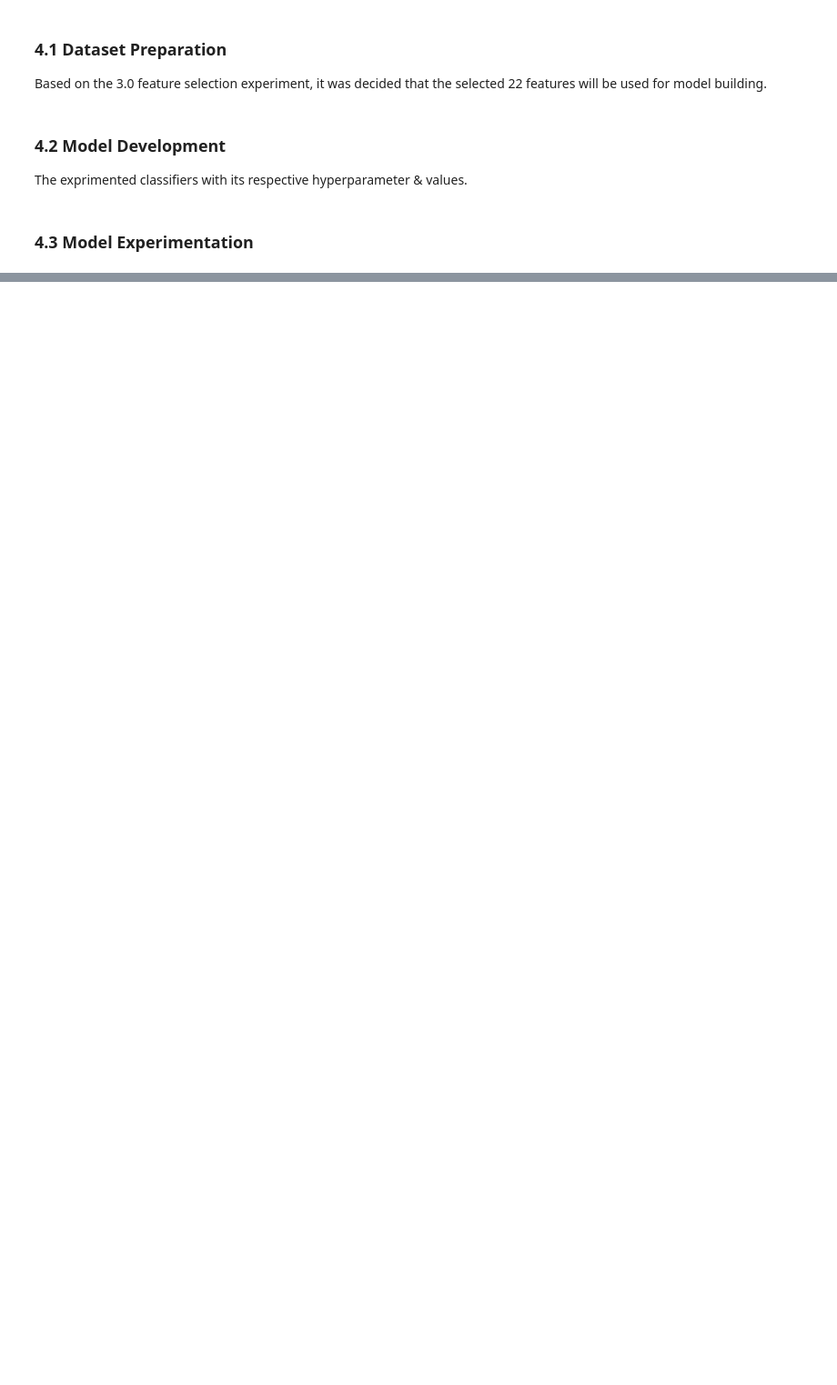
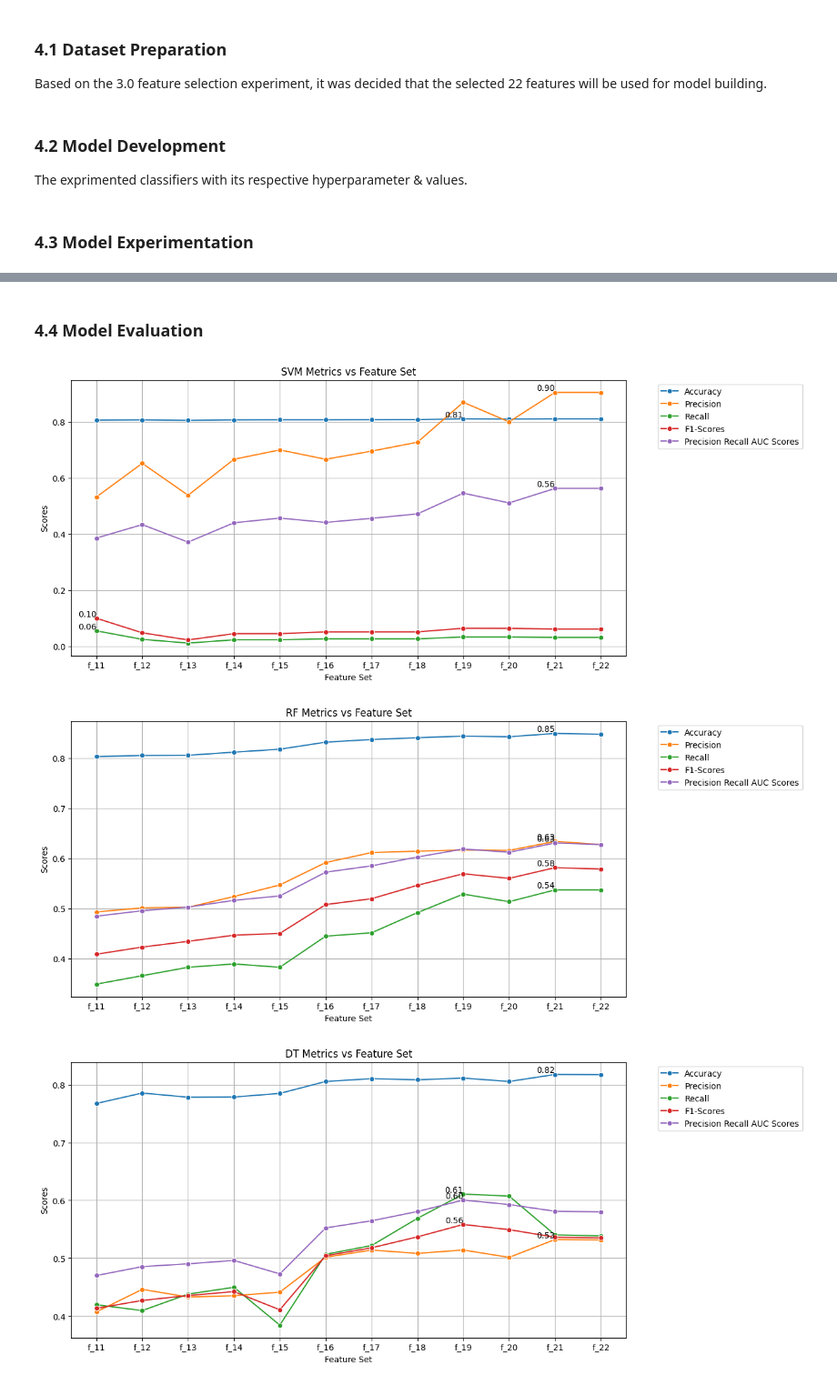
Before and after one commit to izzad2413/sustainable_ota, a Jupyter notebook: notebooks/4.0_model_experimentation.ipynb, the cells around one changed output, grey strips where cells are left out. Shown: that part at 91% size. Saved outputs shown, nothing was run; the diff lists cells and outputs as text; code cells hidden in the pictures; blank space fills up the shorter version.

```diff
--- a/notebooks/4.0_model_experimentation.ipynb
+++ b/notebooks/4.0_model_experimentation.ipynb
@@ -192,0 +218,47 @@ print(results_df)
+# %% [markdown]
+### 4.4 Model Evaluation
+# %%
+def plot_metrics(results_df, model_chosen):
+    # Filter the DataFrame for the chosen model classifier
+    df_model = results_df[results_df['classifier'] == model_chosen]
+
+    # Define the performance metrics
+    metrics = {
+        'test_accuracy': 'Accuracy',
+        'test_precision': 'Precision',
+        'test_recall': 'Recall',
+        'test_f1': 'F1-Scores',
+        'test_pr_auc': 'Precision Recall AUC Scores'
+    }
+
+    # Plotting
+    plt.figure(figsize=(12, 6))
+
+    # Plot each metric and annotate the maximum value
+    for metric, label in metrics.items():
+        sns.lineplot(data=df_model, x='feature_set', y=metric, marker='o', linestyle='-', label=label)
+        max_value = df_model[metric].max()
+        max_index = df_model[metric].idxmax()
+        max_feature_set = df_model.loc[max_index, 'feature_set']
+        plt.text(max_feature_set, max_value, f'{max_value:.2f}', horizontalalignment='right', verticalalignment='bottom')
+
+    # Customizing the plot
+    plt.title(f'{model_chosen} Metrics vs Feature Set')
+    plt.xlabel('Feature Set')
+    plt.ylabel('Scores')
+    plt.grid(True)
+    plt.legend(bbox_to_anchor=(1.05, 1), loc='upper left')
+
+    # Show plot
+    plt.show()
+# %%
+# List of classifiers to plot
+classifiers = ['SVM', 'RF', 'DT', 'KNN', 'MLP']
+
+# Plot for each classifier
+for classifier in classifiers:
+    plot_metrics(results_df, classifier)
+# %% [output]
+[figure, added]
+[figure, added]
+[figure, added]
```
Also changed, not shown: parts of 12 cells of this notebook.
